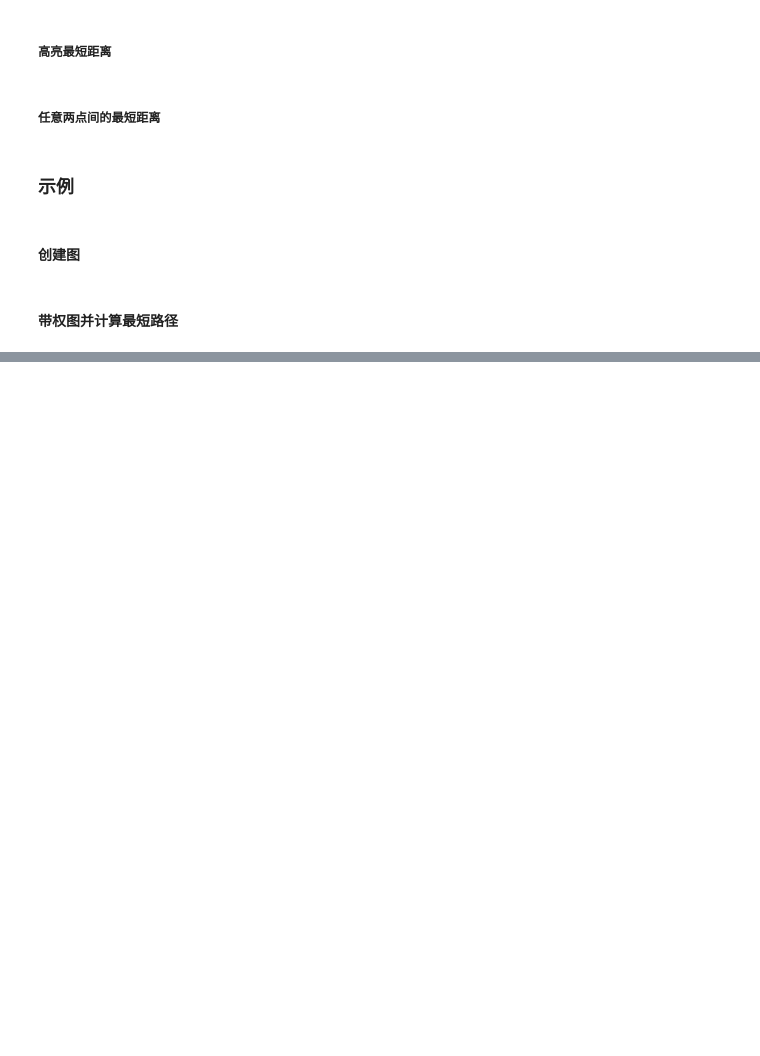
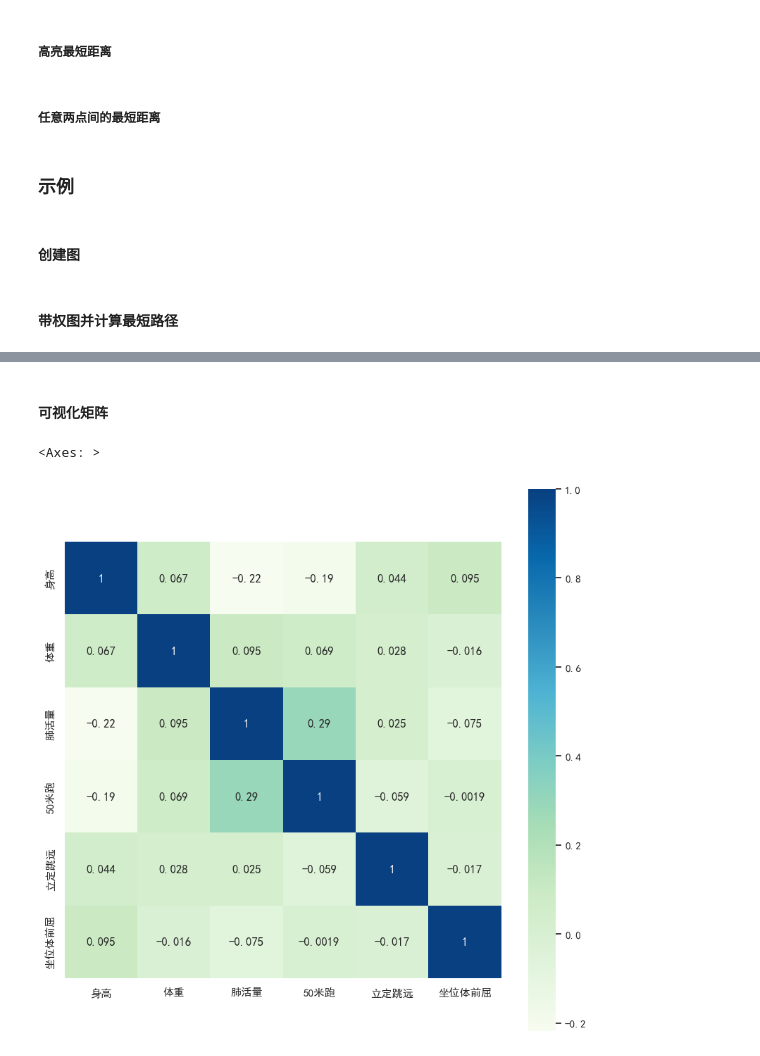
Before and after one commit to Du-he/learning, a Jupyter notebook: python代码/笔记/note.ipynb, the cells around one changed output, grey strips where cells are left out. Saved outputs shown, nothing was run; the diff lists cells and outputs as text; code cells hidden in the pictures; blank space fills up the shorter version.

```diff
--- a/python代码/笔记/note.ipynb
+++ b/python代码/笔记/note.ipynb
@@ -1010,0 +1349,3 @@ print('0到4的最短距离为:',d)
+# %%
+cor = data.corr()  # 默认method='pearson'
+cor
@@ -1010,0 +1360,20 @@ print('0到4的最短距离为:',d)
+# %%
+import seaborn as sns
+sns.set(font='SimHei')  # 支持中文显示
+# %% [markdown]
+#### 可视化矩阵
+# %%
+fig, ax = plt.subplots(figsize = (10,10))
+
+# cor：相关系数矩阵
+# cmap：颜色
+# xticklabels：显示x轴标签
+# yticklabels：显示y轴标签
+# annot：方块中显示数据
+# square：方块为正方形
+
+sns.heatmap(cor, cmap='GnBu', xticklabels=True, yticklabels=True,
+            annot=True, square=True)
+# %% [output]
+<Axes: >
+[figure, added]
```
Also changed, not shown: parts of 70 cells of this notebook, 6 other files.
